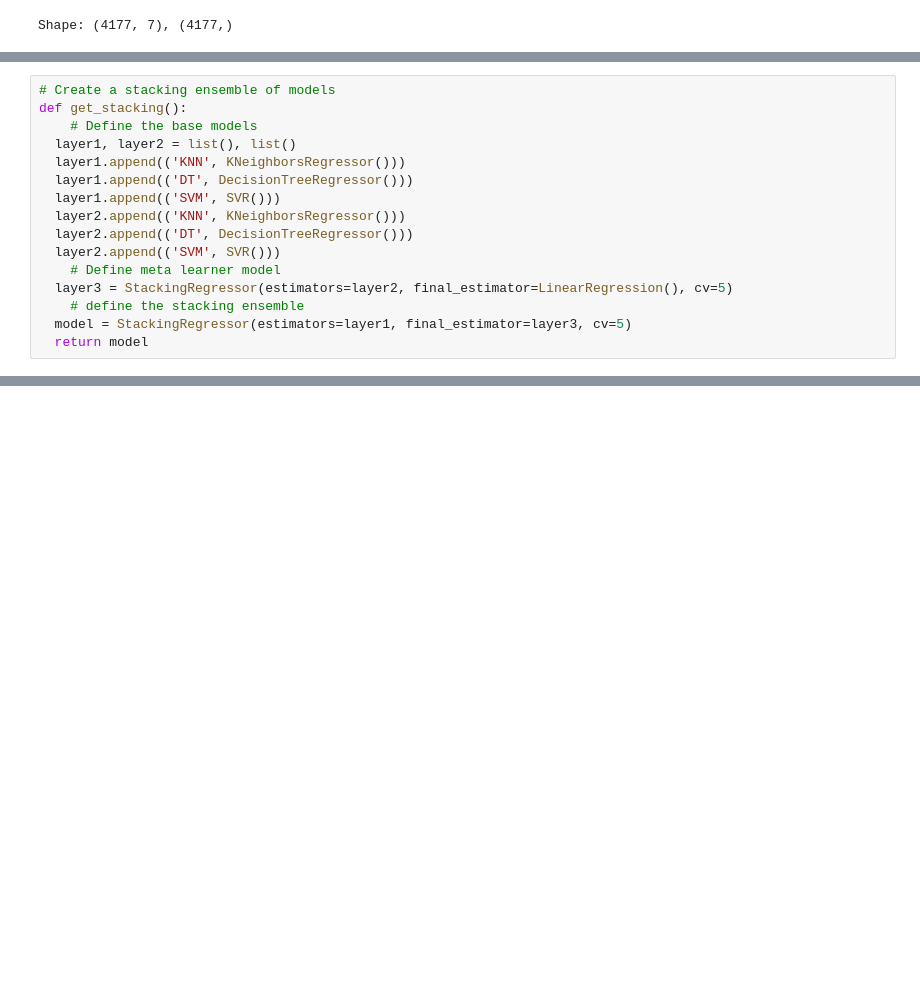
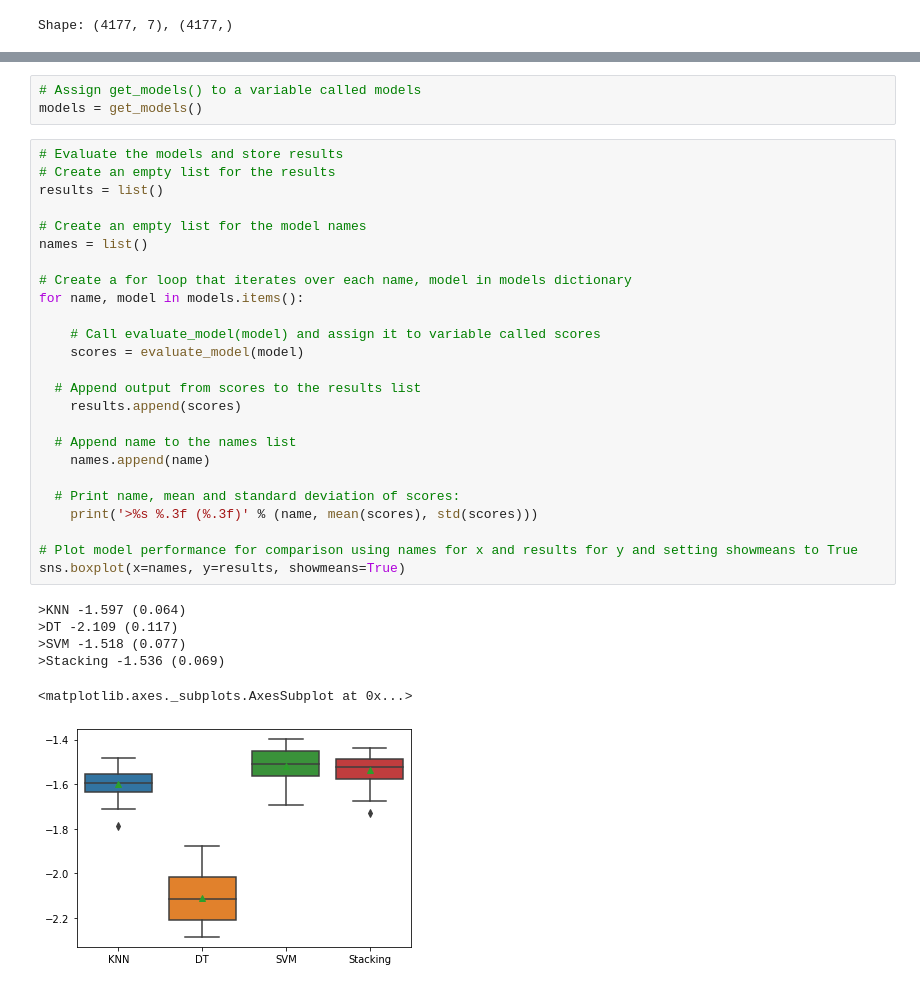
Before and after one commit to datacamp/Applied-Machine-Learning-Ensemble-Modeling-live-training, a Jupyter notebook: notebooks/python_live_session_template.ipynb, the cells around one changed output, grey strips where cells are left out. Saved outputs shown, nothing was run; the diff lists cells and outputs as text; blank space fills up the shorter version.

```diff
--- a/notebooks/python_live_session_template.ipynb
+++ b/notebooks/python_live_session_template.ipynb
@@ -530,16 +434,0 @@ Actual Class: [0 1 0 1 0]
-# %%
-# Create a stacking ensemble of models
-def get_stacking():
-	# Define the base models
-  layer1, layer2 = list(), list()
-  layer1.append(('KNN', KNeighborsRegressor()))
-  layer1.append(('DT', DecisionTreeRegressor()))
-  layer1.append(('SVM', SVR()))
-  layer2.append(('KNN', KNeighborsRegressor()))
-  layer2.append(('DT', DecisionTreeRegressor()))
-  layer2.append(('SVM', SVR()))
-	# Define meta learner model
-  layer3 = StackingRegressor(estimators=layer2, final_estimator=LinearRegression(), cv=5)
-	# define the stacking ensemble
-  model = StackingRegressor(estimators=layer1, final_estimator=layer3, cv=5)
-  return model
@@ -565,0 +577,35 @@ sns.boxplot(x=names, y=results, showmeans=True)
+# %%
+# Assign get_models() to a variable called models
+models = get_models()
+# %%
+# Evaluate the models and store results
+# Create an empty list for the results
+results = list()
+
+# Create an empty list for the model names
+names = list()
+
+# Create a for loop that iterates over each name, model in models dictionary
+for name, model in models.items():
+
+	# Call evaluate_model(model) and assign it to variable called scores
+	scores = evaluate_model(model)
+
+  # Append output from scores to the results list
+	results.append(scores)
+
+  # Append name to the names list
+	names.append(name)
+
+  # Print name, mean and standard deviation of scores:
+	print('>%s %.3f (%.3f)' % (name, mean(scores), std(scores)))
+
+# Plot model performance for comparison using names for x and results for y and setting showmeans to True
+sns.boxplot(x=names, y=results, showmeans=True)
+# %% [output]
+>KNN -1.597 (0.064)
+>DT -2.109 (0.117)
+>SVM -1.518 (0.077)
+>Stacking -1.536 (0.069)
+<matplotlib.axes._subplots.AxesSubplot at 0x...>
+[figure, added]
```
Also changed, not shown: parts of 41 cells of this notebook.
